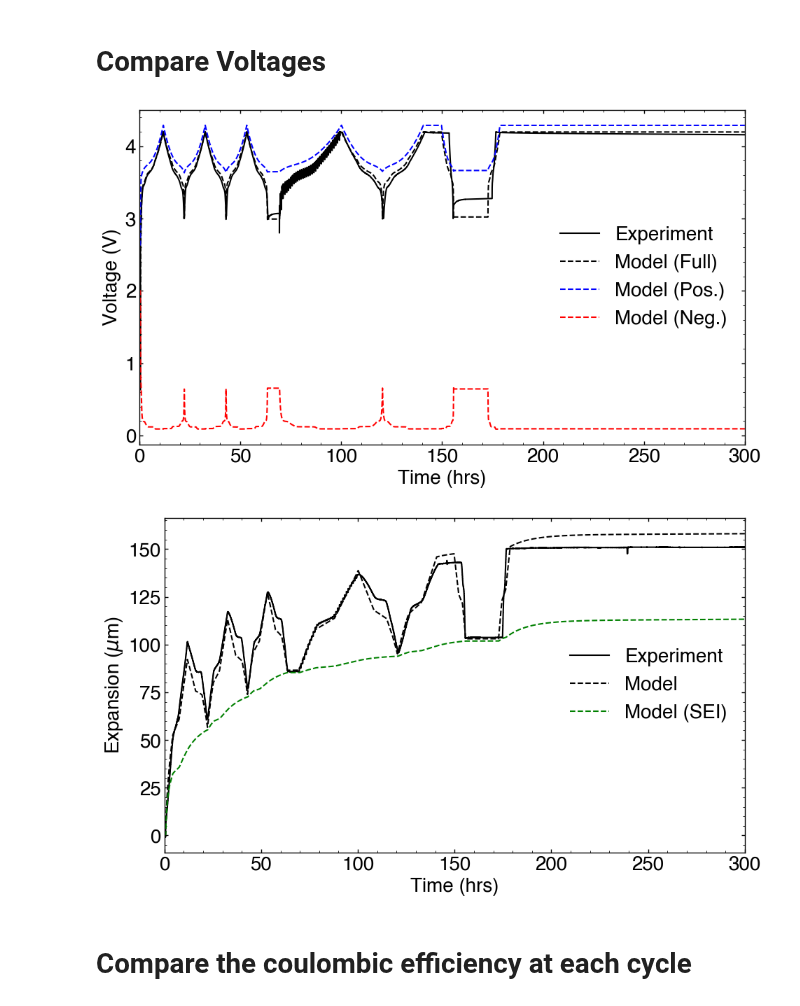
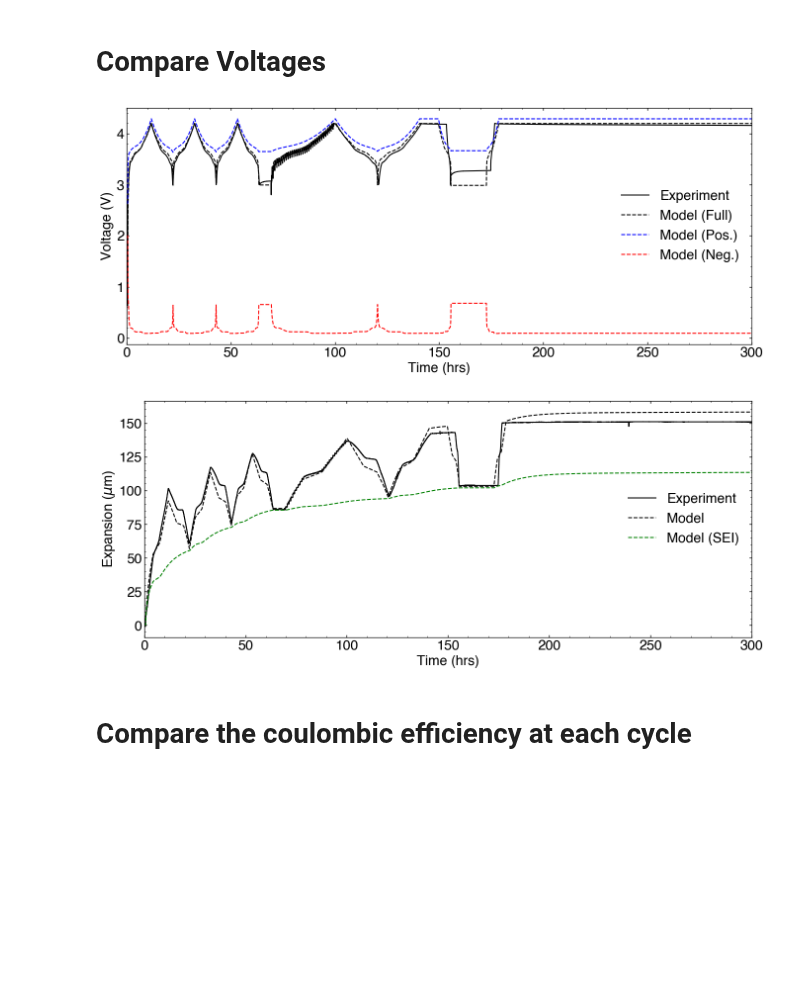
Before and after one commit to wengandrew/formation-modeling, a Jupyter notebook: notebooks/2023_05_09_fig_validation_1.ipynb, the cells around one changed output. Saved outputs shown, nothing was run; the diff lists cells and outputs as text; code cells hidden in the pictures; blank space fills up the shorter version.

```diff
--- a/notebooks/2023_05_09_fig_validation_1.ipynb
+++ b/notebooks/2023_05_09_fig_validation_1.ipynb
@@ -198,33 +201,33 @@ sim.plot()
 # %%
 exp_sim = df_sim['expansion_rev'] + df_sim['expansion_irrev']
 v_sim = df_sim['vt']
 t_sim = df_sim['t']
 
-plt.figure(figsize=(10,6))
+plt.figure(figsize=(14,6))
 plt.grid(False)
 plt.plot(tv/3600, y_voltage, c='k', label='Experiment')
 plt.plot(t_sim/3600, df_sim['vt'], c='k', ls='--', label='Model (Full)')
 plt.plot(t_sim/3600, df_sim['ocv_p'] + df_sim['eta_p'], c='b', ls='--', label='Model (Pos.)')
 plt.plot(t_sim/3600, df_sim['ocv_n'] - df_sim['eta_n'], c='r', ls='--', label='Model (Neg.)')
 plt.legend(loc='right', fontsize=20)
 plt.xlabel('Time (hrs)')
 plt.ylabel('Voltage (V)')
 plt.xlim((0, 300))
-plt.savefig(f'outputs/figures/fig_v_{tag}.png')
+plt.savefig(f'outputs/figures/fig_v_{tag}.png', dpi=150)
 
-plt.figure(figsize=(10,6))
+plt.figure(figsize=(14,6))
 plt.grid(False)
 plt.plot(tt/3600, y_strain, c='k', label='Experiment')
 plt.plot(t_sim/3600, (df_sim['expansion_rev'] + df_sim['expansion_irrev'])*1e6, c='k', ls='--', label='Model')
 plt.plot(t_sim/3600, (df_sim['expansion_irrev'])*1e6, c='g', ls='--', label='Model (SEI)')
 plt.xlabel('Time (hrs)')
 plt.ylabel('Expansion ($\mu$m)')
 plt.legend(loc='right', fontsize=20)
 plt.xlim((0, 300))
-plt.savefig(f'outputs/figures/fig_exp_{tag}.png')
+plt.savefig(f'outputs/figures/fig_exp_{tag}.png', dpi=150)
 # %% [output]
-[figure, old version]
+[figure, new version]
-[figure, old version]
+[figure, new version]
 # %% [markdown]
 # Compare the coulombic efficiency at each cycle
 # %%
```
Also changed, not shown: parts of 7 cells of this notebook, 1 other file.
